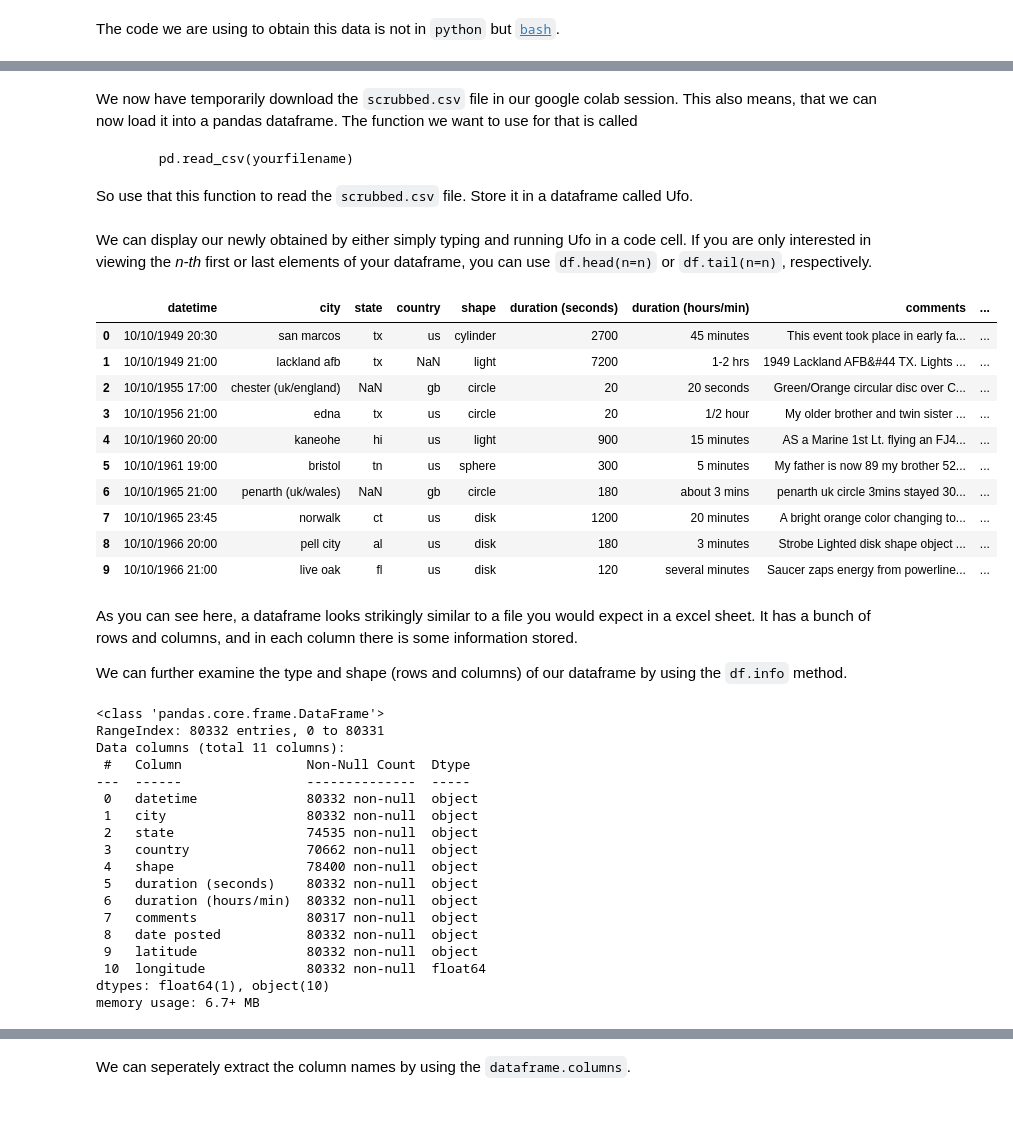
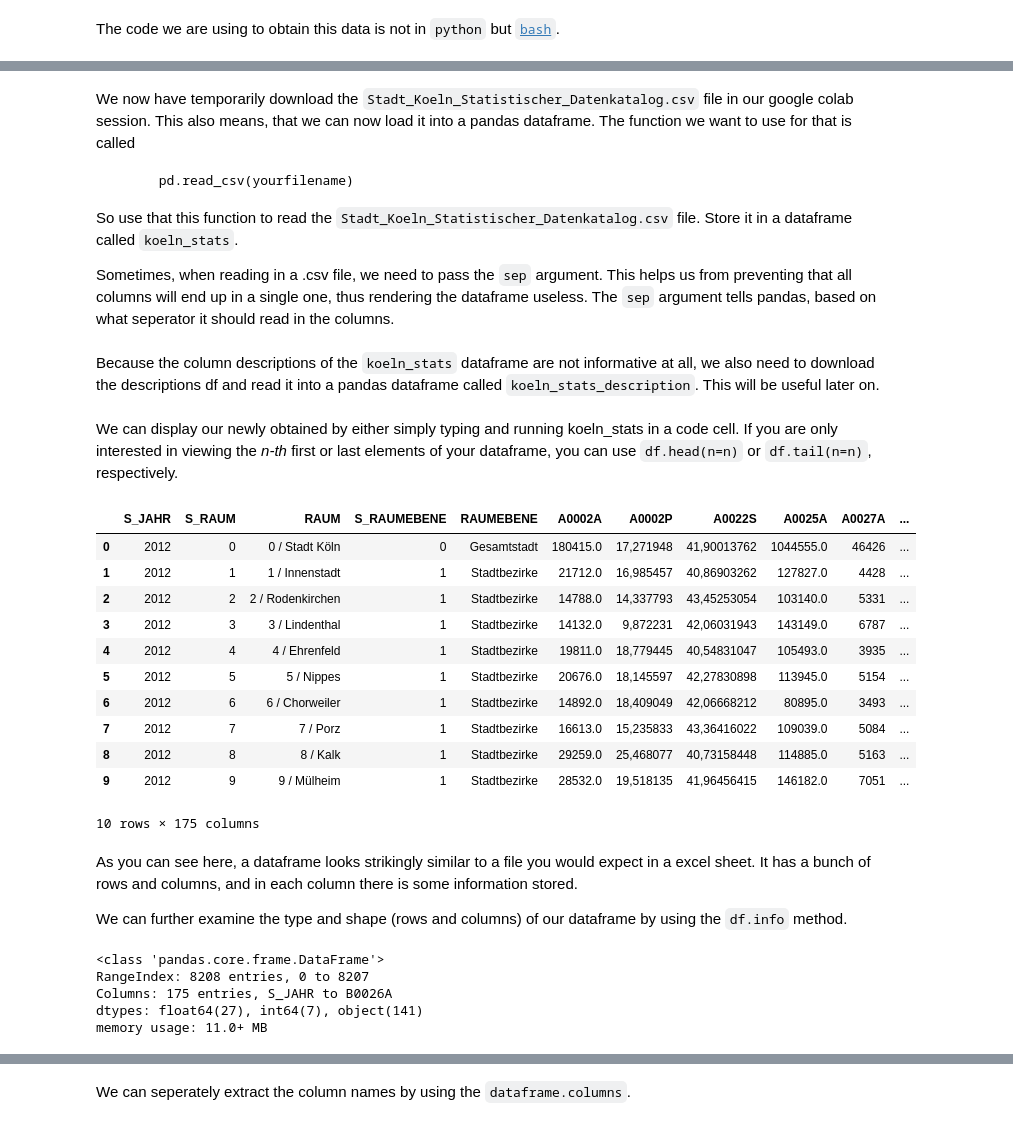
Before and after one commit to JNPauli/IntroductionToPython, a Jupyter notebook: content/Introduction/DataStructures.ipynb, the cells around one changed output, grey strips where cells are left out. Cells and saved outputs as stored; diff of their text form; code cells hidden in the pictures.

Commit message:
updates and improvements to all introduction notebooks, added numerical tag to all exercises

```diff
--- a/content/Introduction/DataStructures.ipynb
+++ b/content/Introduction/DataStructures.ipynb
@@ -128,9 +143,15 @@ The code we are using to obtain this data is not in `python` but [`bash`](https:
 # %% [markdown]
-We now have temporarily download the `scrubbed.csv` file in our google colab session.
+We now have temporarily download the `Stadt_Koeln_Statistischer_Datenkatalog.csv` file in our google colab session.
 This also means, that we can now load it into a pandas dataframe. The function we want to use for that is called
 
           pd.read_csv(yourfilename)
 
-So use that this function to read the `scrubbed.csv` file. Store it in a dataframe called Ufo.
+So use that this function to read the `Stadt_Koeln_Statistischer_Datenkatalog.csv` file. Store it in a dataframe called `koeln_stats`.
+
+Sometimes, when reading in a .csv file, we need to pass the `sep` argument. This helps us from preventing that all columns will end up in a single one, thus rendering the dataframe useless. The `sep` argument tells pandas, based on what seperator it should read in the columns.
 # %%
-Ufo = pd.read_csv("https://raw.githubusercontent.com/JNPauli/IntroductionToPython/refs/heads/main/content/datasets/scrubbed.csv")
+koeln_stats = pd.read_csv(
+          "https://raw.githubusercontent.com/JNPauli/IntroductionToPython/refs/heads/main/content/datasets/Stadt_Koeln_Statistischer_Datenkatalog.csv",
+                    sep=";")
+# %% [markdown]
+Because the column descriptions of the `koeln_stats` dataframe are not informative at all, we also need to download the descriptions df and read it into a pandas dataframe called `koeln_stats_description`. This will be useful later on.
@@ -137,42 +162,30 @@ Ufo = pd.read_csv("https://raw.githubusercontent.com/JNPauli/IntroductionToPytho
 # %% [markdown]
-We can display our newly obtained by either simply typing and running Ufo in a code cell. If you are only interested in viewing the *n-th* first or last elements of your dataframe, you can use `df.head(n=n)` or `df.tail(n=n)`, respectively.
+We can display our newly obtained by either simply typing and running koeln_stats in a code cell. If you are only interested in viewing the *n-th* first or last elements of your dataframe, you can use `df.head(n=n)` or `df.tail(n=n)`, respectively.
 # %%
-Ufo.head(n=10)
+koeln_stats.head(n=10)
 # %% [output]
-|  | datetime | city | state | country | shape | duration (seconds) | duration (hours/min) | comments | ... |
-| 0 | 10/10/1949 20:30 | san marcos | tx | us | cylinder | 2700 | 45 minutes | This event took place in early fa... | ... |
-| 1 | 10/10/1949 21:00 | lackland afb | tx | NaN | light | 7200 | 1-2 hrs | 1949 Lackland AFB&#44 TX. Lights ... | ... |
-| 2 | 10/10/1955 17:00 | chester (uk/england) | NaN | gb | circle | 20 | 20 seconds | Green/Orange circular disc over C... | ... |
-| 3 | 10/10/1956 21:00 | edna | tx | us | circle | 20 | 1/2 hour | My older brother and twin sister ... | ... |
-| 4 | 10/10/1960 20:00 | kaneohe | hi | us | light | 900 | 15 minutes | AS a Marine 1st Lt. flying an FJ4... | ... |
-| 5 | 10/10/1961 19:00 | bristol | tn | us | sphere | 300 | 5 minutes | My father is now 89 my brother 52... | ... |
-| 6 | 10/10/1965 21:00 | penarth (uk/wales) | NaN | gb | circle | 180 | about 3 mins | penarth uk circle 3mins stayed 30... | ... |
-| 7 | 10/10/1965 23:45 | norwalk | ct | us | disk | 1200 | 20 minutes | A bright orange color changing to... | ... |
-| 8 | 10/10/1966 20:00 | pell city | al | us | disk | 180 | 3 minutes | Strobe Lighted disk shape object ... | ... |
-| 9 | 10/10/1966 21:00 | live oak | fl | us | disk | 120 | several minutes | Saucer zaps energy from powerline... | ... |
+|  | S_JAHR | S_RAUM | RAUM | S_RAUMEBENE | RAUMEBENE | A0002A | A0002P | A0022S | A0025A | A0027A | ... |
+| 0 | 2012 | 0 | 0 / Stadt Köln | 0 | Gesamtstadt | 180415.0 | 17,271948 | 41,90013762 | 1044555.0 | 46426 | ... |
+| 1 | 2012 | 1 | 1 / Innenstadt | 1 | Stadtbezirke | 21712.0 | 16,985457 | 40,86903262 | 127827.0 | 4428 | ... |
+| 2 | 2012 | 2 | 2 / Rodenkirchen | 1 | Stadtbezirke | 14788.0 | 14,337793 | 43,45253054 | 103140.0 | 5331 | ... |
+| 3 | 2012 | 3 | 3 / Lindenthal | 1 | Stadtbezirke | 14132.0 | 9,872231 | 42,06031943 | 143149.0 | 6787 | ... |
+| 4 | 2012 | 4 | 4 / Ehrenfeld | 1 | Stadtbezirke | 19811.0 | 18,779445 | 40,54831047 | 105493.0 | 3935 | ... |
+| 5 | 2012 | 5 | 5 / Nippes | 1 | Stadtbezirke | 20676.0 | 18,145597 | 42,27830898 | 113945.0 | 5154 | ... |
+| 6 | 2012 | 6 | 6 / Chorweiler | 1 | Stadtbezirke | 14892.0 | 18,409049 | 42,06668212 | 80895.0 | 3493 | ... |
+| 7 | 2012 | 7 | 7 / Porz | 1 | Stadtbezirke | 16613.0 | 15,235833 | 43,36416022 | 109039.0 | 5084 | ... |
+| 8 | 2012 | 8 | 8 / Kalk | 1 | Stadtbezirke | 29259.0 | 25,468077 | 40,73158448 | 114885.0 | 5163 | ... |
+| 9 | 2012 | 9 | 9 / Mülheim | 1 | Stadtbezirke | 28532.0 | 19,518135 | 41,96456415 | 146182.0 | 7051 | ... |
+10 rows × 175 columns
 # %% [markdown]
 As you can see here, a dataframe looks strikingly similar to a file you would expect in a excel sheet. It has a bunch of rows and columns, and in each column there is some information stored.
 
 We can further examine the type and shape (rows and columns) of our dataframe by using the `df.info` method.
 # %%
-Ufo.info()
+koeln_stats.info()
 # %% [output]
 <class 'pandas.core.frame.DataFrame'>
-RangeIndex: 80332 entries, 0 to 80331
-Data columns (total 11 columns):
- #   Column                Non-Null Count  Dtype
----  ------                --------------  -----
- 0   datetime              80332 non-null  object
- 1   city                  80332 non-null  object
- 2   state                 74535 non-null  object
- 3   country               70662 non-null  object
- 4   shape                 78400 non-null  object
- 5   duration (seconds)    80332 non-null  object
- 6   duration (hours/min)  80332 non-null  object
- 7   comments              80317 non-null  object
- 8   date posted           80332 non-null  object
- 9   latitude              80332 non-null  object
- 10  longitude             80332 non-null  float64
-dtypes: float64(1), object(10)
-memory usage: 6.7+ MB
+RangeIndex: 8208 entries, 0 to 8207
+Columns: 175 entries, S_JAHR to B0026A
+dtypes: float64(27), int64(7), object(141)
+memory usage: 11.0+ MB
 # %% [markdown]
```
Also changed, not shown: parts of 11 cells of this notebook, 3 other files.
